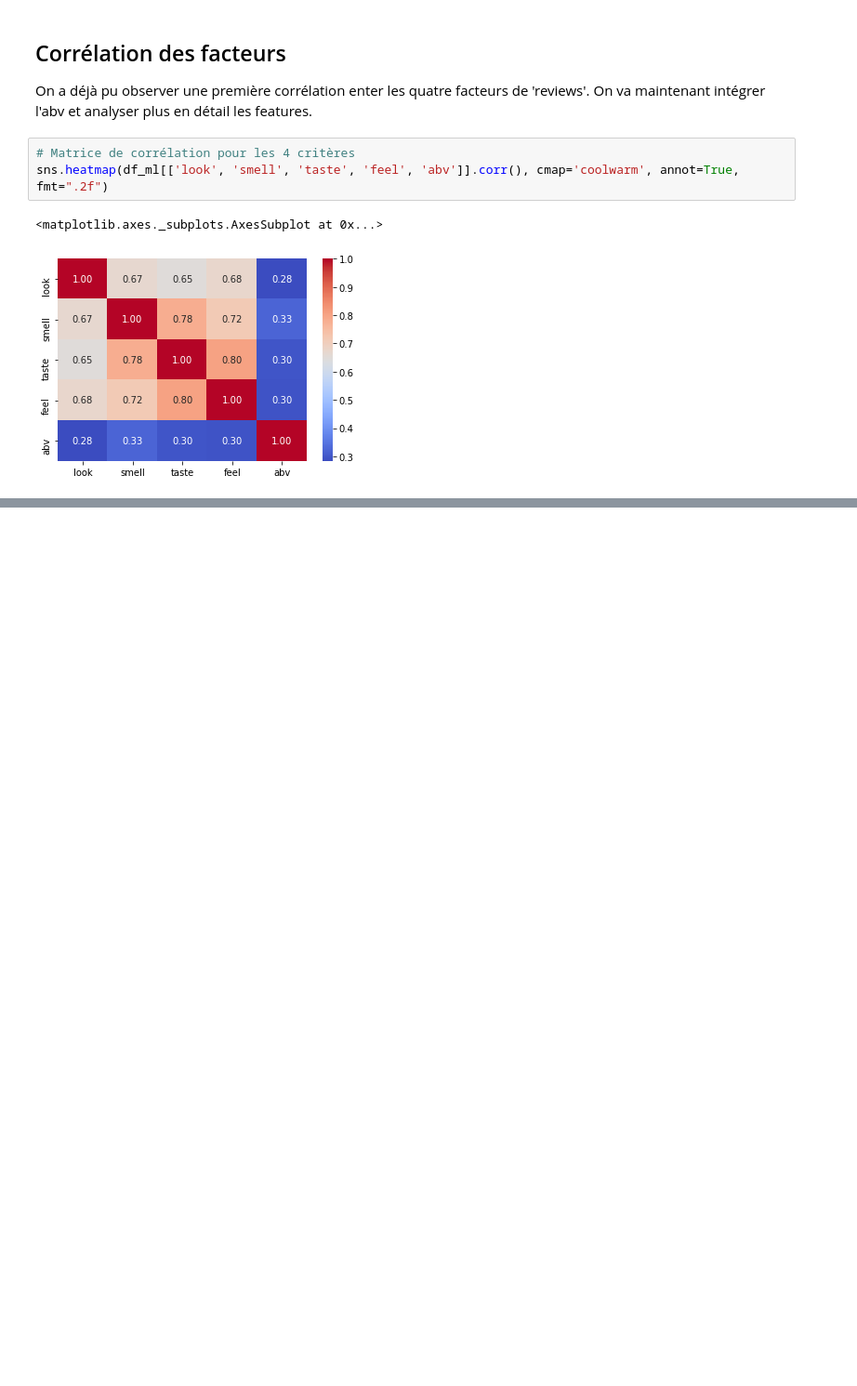
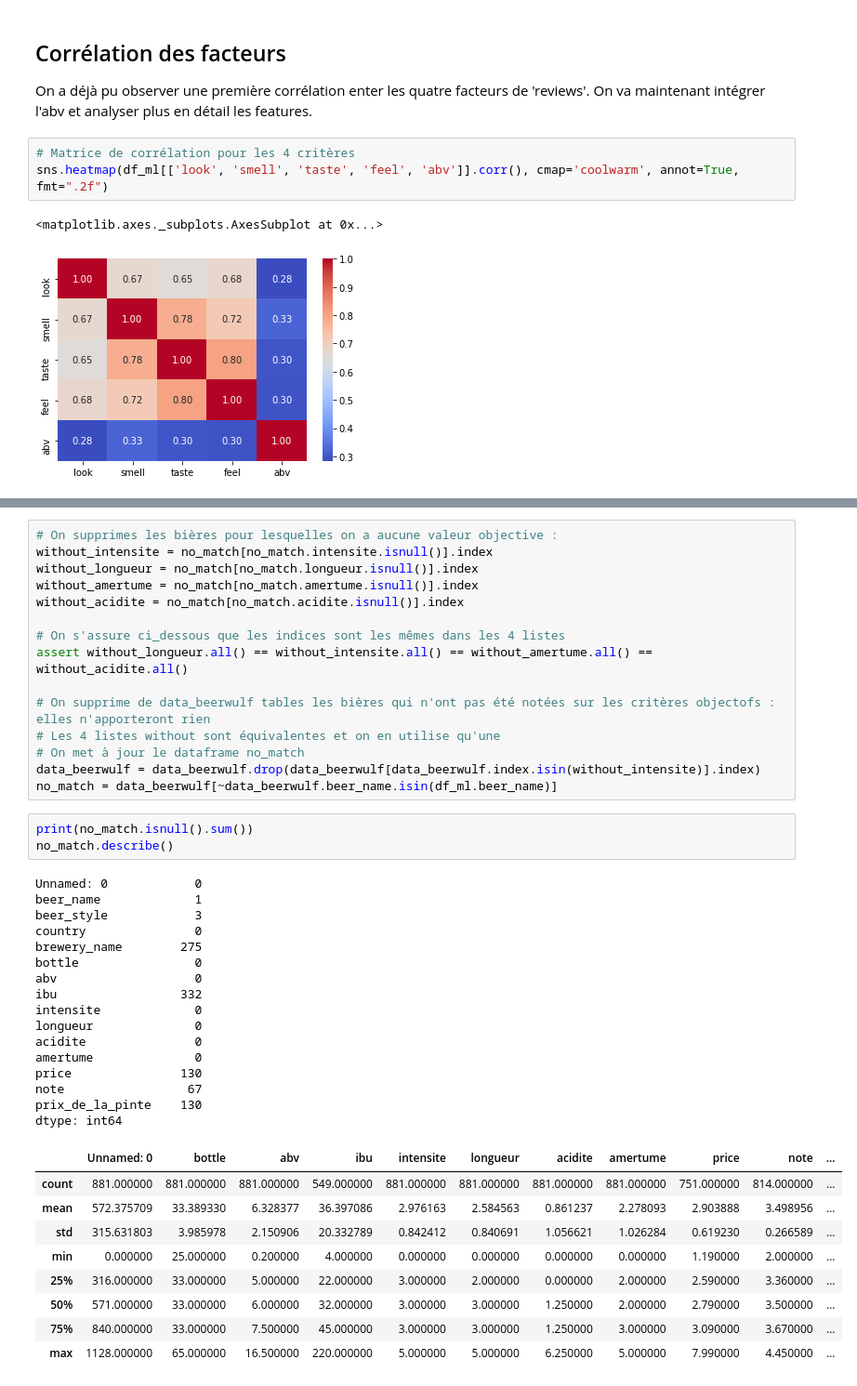
Before and after one commit to rhomain-rangeay/Projet-Python-pour-le-Data-Scientist, a Jupyter notebook: Projet_python_data_scientist.ipynb, the cells around one changed output, grey strips where cells are left out. Shown at 93% size. Drawn from its saved outputs; the diff is of its cells as text; blank space fills up the shorter version.

```diff
--- a/Projet_python_data_scientist.ipynb
+++ b/Projet_python_data_scientist.ipynb
@@ -422,0 +484,44 @@ sns.heatmap(df_ml[['look', 'smell', 'taste', 'feel', 'abv']].corr(), cmap='coolw
+# %%
+# On supprimes les bières pour lesquelles on a aucune valeur objective :
+without_intensite = no_match[no_match.intensite.isnull()].index
+without_longueur = no_match[no_match.longueur.isnull()].index
+without_amertume = no_match[no_match.amertume.isnull()].index
+without_acidite = no_match[no_match.acidite.isnull()].index
+
+# On s'assure ci_dessous que les indices sont les mêmes dans les 4 listes
+assert without_longueur.all() == without_intensite.all() == without_amertume.all() == without_acidite.all()
+
+# On supprime de data_beerwulf tables les bières qui n'ont pas été notées sur les critères objectofs : elles n'apporteront rien
+# Les 4 listes without sont équivalentes et on en utilise qu'une
+# On met à jour le dataframe no_match
+data_beerwulf = data_beerwulf.drop(data_beerwulf[data_beerwulf.index.isin(without_intensite)].index)
+no_match = data_beerwulf[~data_beerwulf.beer_name.isin(df_ml.beer_name)]
+# %%
+print(no_match.isnull().sum())
+no_match.describe()
+# %% [output]
+Unnamed: 0            0
+beer_name             1
+beer_style            3
+country               0
+brewery_name        275
+bottle                0
+abv                   0
+ibu                 332
+intensite             0
+longueur              0
+acidite               0
+amertume              0
+price               130
+note                 67
+prix_de_la_pinte    130
+dtype: int64
+|  | Unnamed: 0 | bottle | abv | ibu | intensite | longueur | acidite | amertume | price | note | ... |
+| count | 881.000000 | 881.000000 | 881.000000 | 549.000000 | 881.000000 | 881.000000 | 881.000000 | 881.000000 | 751.000000 | 814.000000 | ... |
+| mean | 572.375709 | 33.389330 | 6.328377 | 36.397086 | 2.976163 | 2.584563 | 0.861237 | 2.278093 | 2.903888 | 3.498956 | ... |
+| std | 315.631803 | 3.985978 | 2.150906 | 20.332789 | 0.842412 | 0.840691 | 1.056621 | 1.026284 | 0.619230 | 0.266589 | ... |
+| min | 0.000000 | 25.000000 | 0.200000 | 4.000000 | 0.000000 | 0.000000 | 0.000000 | 0.000000 | 1.190000 | 2.000000 | ... |
+| 25% | 316.000000 | 33.000000 | 5.000000 | 22.000000 | 3.000000 | 2.000000 | 0.000000 | 2.000000 | 2.590000 | 3.360000 | ... |
+| 50% | 571.000000 | 33.000000 | 6.000000 | 32.000000 | 3.000000 | 3.000000 | 1.250000 | 2.000000 | 2.790000 | 3.500000 | ... |
+| 75% | 840.000000 | 33.000000 | 7.500000 | 45.000000 | 3.000000 | 3.000000 | 1.250000 | 3.000000 | 3.090000 | 3.670000 | ... |
+| max | 1128.000000 | 65.000000 | 16.500000 | 220.000000 | 5.000000 | 5.000000 | 6.250000 | 5.000000 | 7.990000 | 4.450000 | ... |
```
Also changed, not shown: parts of 20 cells of this notebook, 1 other file.
